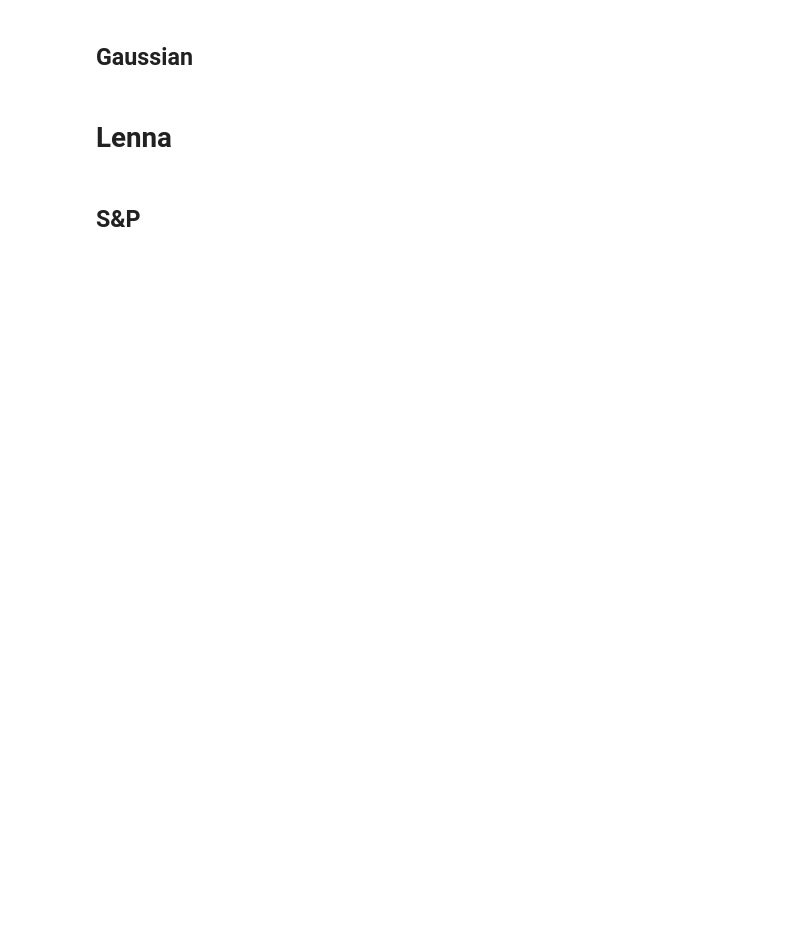
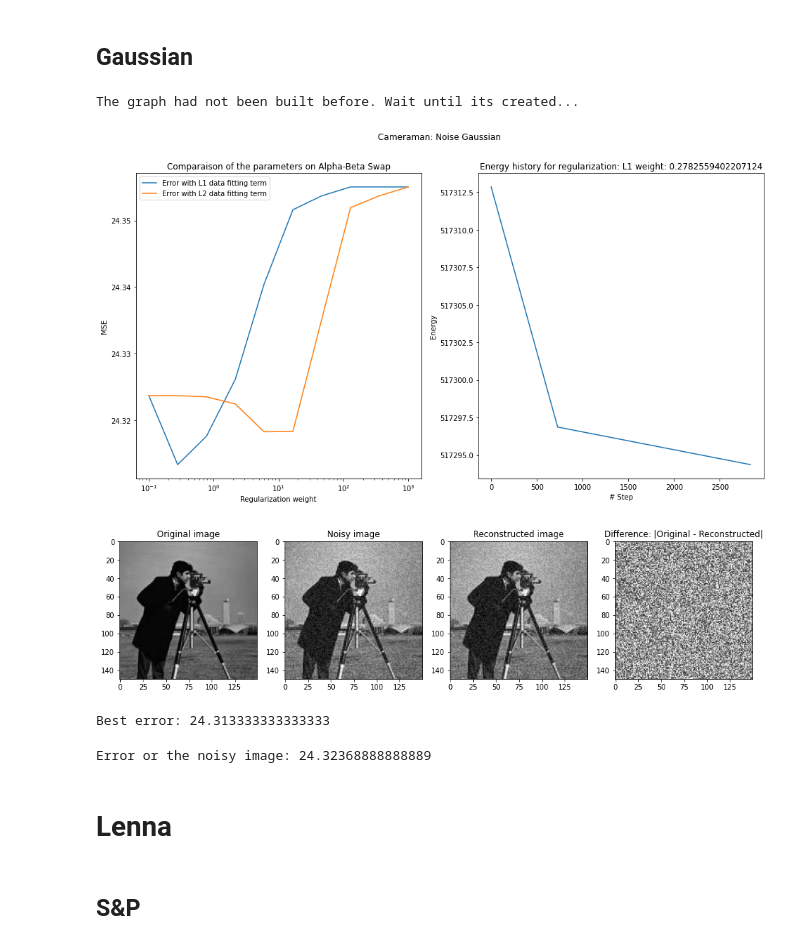
Before and after one commit to Bassvelitchkine/graph-cut-image-denoising, a Jupyter notebook: main.ipynb, the cells around one changed output. Saved outputs shown, nothing was run; the diff lists cells and outputs as text; code cells hidden in the pictures; blank space fills up the shorter version.

```diff
--- a/main.ipynb
+++ b/main.ipynb
@@ -80,38 +92,49 @@ plt.show()
 # %%
 loader = ImageLoader("cameraman.jpg", noise="gaussian", rescale_factor=None)
 cameraman = np.copy(loader.grayscale())
 cameraman_gaussian = np.copy(loader.noisy_image())
 graph = loader.graph()
 
-Error_result_list, Best_energy_history, Best_steps, best_param, cameraman_gaussian_rec = find_best_param(loader.grayscale(),
+Error_result_list_c_g, Best_energy_history_c_g, Best_steps_c_g, best_param_c_g, cameraman_gaussian_rec, best_error_c_g = find_best_param(loader.grayscale(),
                                                                                     graph,
                                                                                     loader.noisy_image(),
-                                                                                    Weight_test_list = np.logspace(-2,2,10))
+                                                                                    Weight_test_list = np.logspace(-1,3,10))
 f, (ax1, ax2) = plt.subplots(1, 2, figsize=(16,8))
 f.suptitle("Cameraman: Noise Gaussian")
-ax1.plot(*zip(*Error_result_list["L1"]), label="Error with L1 data fitting term")
-ax1.plot(*zip(*Error_result_list["L2"]), label="Error with L2 data fitting term")
+ax1.plot(*zip(*Error_result_list_c_g["L1"]), label="Error with L1 data fitting term")
+ax1.plot(*zip(*Error_result_list_c_g["L2"]), label="Error with L2 data fitting term")
 ax1.legend()
 ax1.set_xlabel("Regularization weight")
+ax1.set_xscale("log")
 ax1.set_ylabel("MSE")
 ax1.set_title("Comparaison of the parameters on Alpha-Beta Swap")
 
-ax2.plot(Best_steps, Best_energy_history)
+ax2.plot(Best_steps_c_g, Best_energy_history_c_g)
 ax2.set_xlabel("# Step")
 ax2.set_ylabel("Energy")
-ax2.set_title(f"Energy history for regularization: {best_param[0]} weight: {best_param[1]}")
+ax2.set_title(f"Energy history for regularization: {best_param_c_g[0]} weight: {best_param_c_g[1]}")
 plt.show()
 
 f, (ax1, ax2, ax3, ax4) = plt.subplots(1, 4, figsize=(16,8))
 ax1.imshow(cameraman, cmap='gray')
 ax1.set_title("Original image")
 ax2.imshow(cameraman_gaussian, cmap='gray')
 ax2.set_title("Noisy image")
 ax3.imshow(cameraman_gaussian_rec, cmap='gray')
 ax3.set_title("Reconstructed image")
 ax4.imshow(np.abs(cameraman - cameraman_gaussian_rec), cmap='gray_r')
 ax4.set_title("Difference: |Original - Reconstructed|")
 plt.show()
+print(f"Best error: {best_error_c_g}")
+# %% [output]
+The graph had not been built before. Wait until its created...
+[figure, added]
+[figure, added]
+Best error: 24.313333333333333
+# %%
+print(f"Error or the noisy image: {mean_square_error(cameraman, cameraman_gaussian)}")
+# %% [output]
+Error or the noisy image: 24.32368888888889
 # %% [markdown]
 # Lenna
 # %% [markdown]
```
Also changed, not shown: parts of 7 cells of this notebook, 1 other file.
